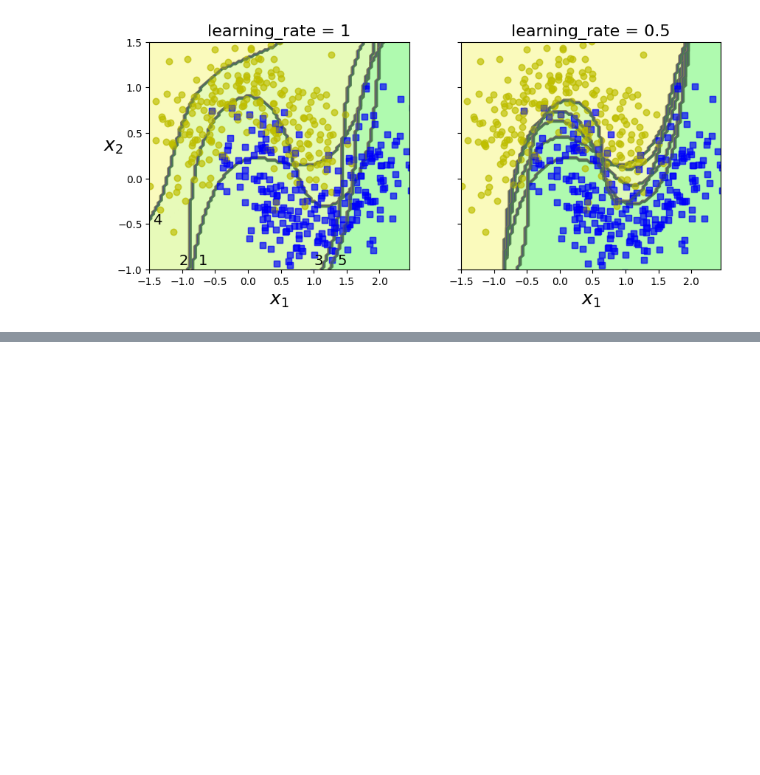
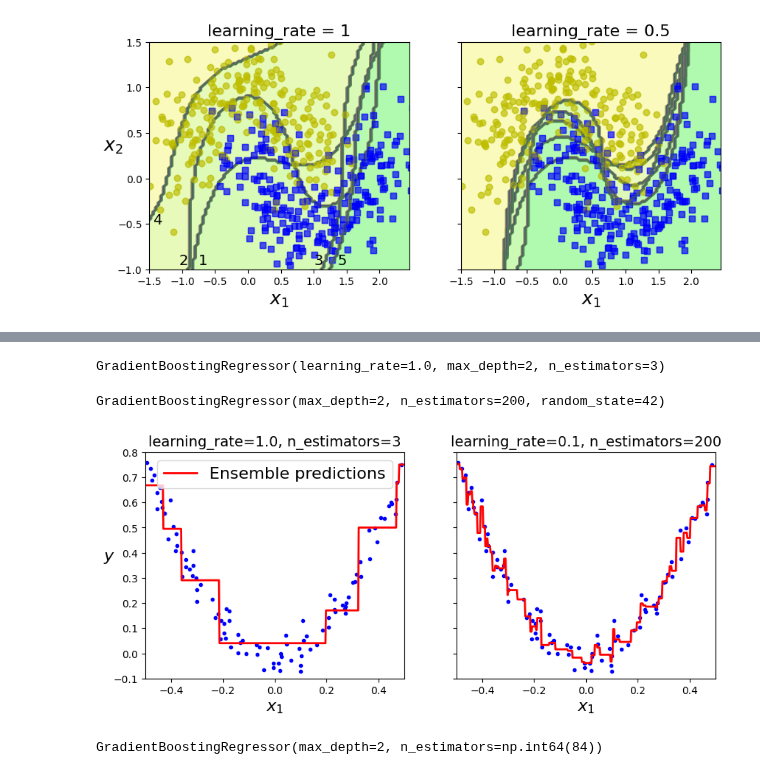
Before and after one commit to jonskerlj/ml_review, a Jupyter notebook: 07_ensemble_learning_and_random_forests.ipynb, the cells around one changed output, grey strips where cells are left out. Cells and saved outputs as stored; diff of their text form; code cells hidden in the pictures; blank space fills up the shorter version.

Commit message:
Finished Boosting with Gradient Boosting

```diff
--- a/07_ensemble_learning_and_random_forests.ipynb
+++ b/07_ensemble_learning_and_random_forests.ipynb
@@ -450,0 +539,61 @@ plt.show()
+# %%
+# Simpler way to train GBRT ensembles - use Sciki-Leanr;s GradientBoostingRegressor class
+# - hyperparams to control the growth of DTs - max_depth, min_sample_leaf, ...
+# - also hyperparams to control the ensemble training - e.g. number of trees - n_estimators
+# Let's create the same as above:
+from sklearn.ensemble import GradientBoostingRegressor
+gbrt = GradientBoostingRegressor(max_depth=2, n_estimators=3, learning_rate=1.0)
+gbrt.fit(X, y)
+# %% [output]
+GradientBoostingRegressor(learning_rate=1.0, max_depth=2, n_estimators=3)
+# %%
+# learning_rate - scales the contribution of each tree
+# - low value (e.g. 0.1) - will need more trees to fir the training set, but will probabily generlaize better
+# -> this technique is called shrinkage
+
+# Let's see it in action:
+gbrt_slow = GradientBoostingRegressor(max_depth=2, n_estimators=200, learning_rate=0.1, random_state=42)
+gbrt_slow.fit(X, y)
+# %% [output]
+GradientBoostingRegressor(max_depth=2, n_estimators=200, random_state=42)
+# %%
+fix, axes = plt.subplots(ncols=2, figsize=(10,4), sharey=True)
+
+plt.sca(axes[0])
+plot_predictions([gbrt], X, y, axes=[-0.5, 0.5, -0.1, 0.8], label="Ensemble predictions")
+plt.title("learning_rate={}, n_estimators={}".format(gbrt.learning_rate, gbrt.n_estimators), fontsize=14)
+plt.xlabel("$x_1$", fontsize=16)
+plt.ylabel("$y$", fontsize=16, rotation=0)
+
+plt.sca(axes[1])
+plot_predictions([gbrt_slow], X, y, axes=[-0.5, 0.5, -0.1, 0.8])
+plt.title("learning_rate={}, n_estimators={}".format(gbrt_slow.learning_rate, gbrt_slow.n_estimators), fontsize=14)
+plt.xlabel("$x_1$", fontsize=16)
+
+plt.show()
+# %% [output]
+[figure, added]
+# %%
+# Left plot - does not have enough trees to fit the training data
+# Right - too many trees and overfits the training set
+
+# To find the optimal number of trees - can use early stopping
+# - simple way to do this: use stage_predict() method:
+#  - it returns an iterator over the predictions made by the ensemble at eache stage of training
+
+# Let's train GBRT ensemble with 120 trees and measure the validation error at each stage of training to find the optimal number of trees
+# and then train another GBRT ensemble using the optimal amount of trees
+import numpy as np
+from sklearn.model_selection import train_test_split
+from sklearn.metrics import mean_squared_error
+
+X_train, X_val, y_train, y_val = train_test_split(X, y)
+gbrt = GradientBoostingRegressor(max_depth=2, n_estimators=120)
+gbrt.fit(X_train, y_train)
+errors = [mean_squared_error(y_val, y_pred)
+for y_pred in gbrt.staged_predict(X_val)]
+bst_n_estimators = np.argmin(errors)
+gbrt_best = GradientBoostingRegressor(max_depth=2,n_estimators=bst_n_estimators)
+gbrt_best.fit(X_train, y_train)
+# %% [output]
+GradientBoostingRegressor(max_depth=2, n_estimators=np.int64(84))
```
Also changed, not shown: parts of 16 cells of this notebook, 1 other file.
